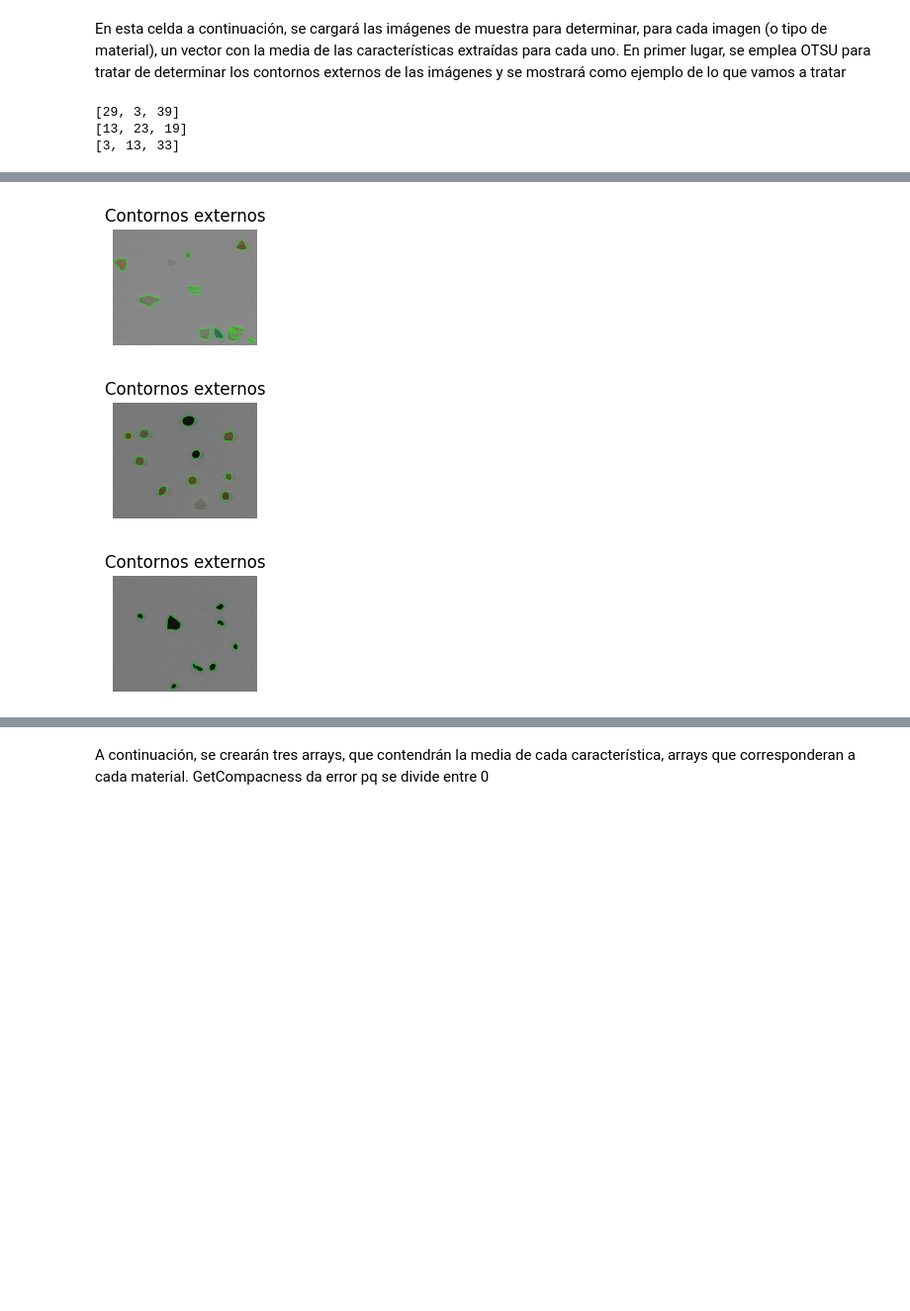
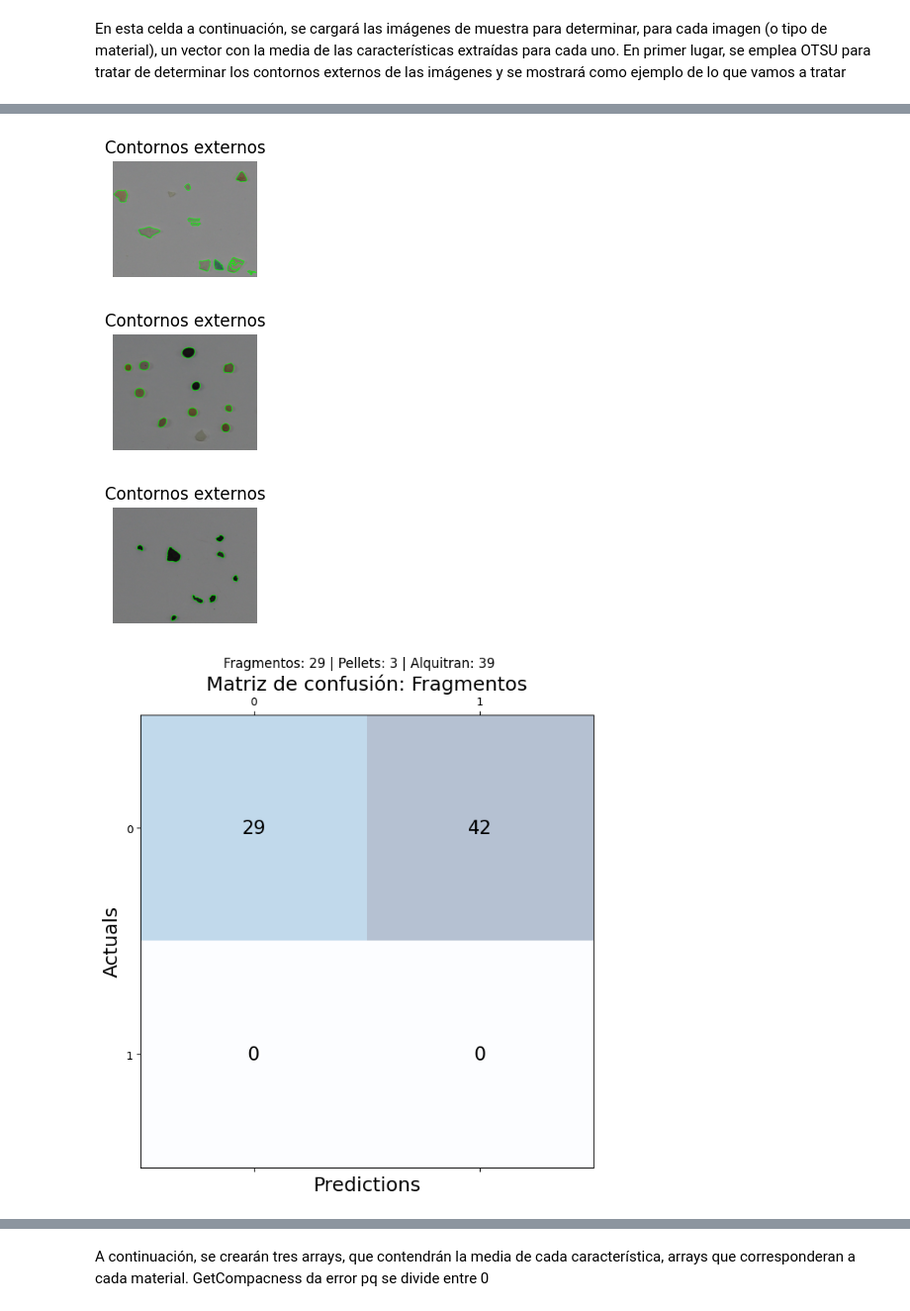
Before and after one commit to raulmat19/Vision-por-Computador, a Jupyter notebook: Práctica 3/VC_P3.ipynb, the cells around one changed output, grey strips where cells are left out. Shown at 99% size. Drawn from its saved outputs; the diff is of its cells as text; code cells hidden in the pictures; blank space fills up the shorter version.

```diff
--- a/Práctica 3/VC_P3.ipynb
+++ b/Práctica 3/VC_P3.ipynb
@@ -675,13 +675,24 @@ def get_confusion_matrix(values, microplastic_type):
 
     microplastics = {"Fragmentos": values[0], "Pellets": values[1], "Alquitran": values[2]}
 
-    confusion_matrix = [[],[0,0]]
+    confusion_matrix = [[0, 0],[0,0]]
     for microplastic, value in microplastics.items():
         if microplastic == microplastic_type:
             confusion_matrix[0][0] = value
         else:
             confusion_matrix[0][1] += value
-    return confusion_matrix
+
+    fig, ax = plt.subplots(figsize=(7.5, 7.5))
+    ax.matshow(confusion_matrix, cmap=plt.cm.Blues, alpha=0.3)
+    for i in range(len(confusion_matrix)):
+        for j in range(len(confusion_matrix[0])):
+            ax.text(x=j, y=i,s=confusion_matrix[i][j], va='center', ha='center', size='xx-large')
+
+    plt.xlabel('Predictions', fontsize=18)
+    plt.ylabel('Actuals', fontsize=18)
+    plt.title('Matriz de confusión: ' + str(microplastic_type), fontsize=18)
+    plt.suptitle("Fragmentos: " + str(values[0]) + " | Pellets: " + str(values[1]) + " | Alquitran: " + str(values[2]))
+    plt.show()
 # %% [markdown]
 En esta celda a continuación, se cargará las imágenes de muestra para determinar, para cada imagen (o tipo de material), un vector con la media de las características extraídas para cada uno. En primer lugar, se emplea OTSU para tratar de determinar los contornos externos de las imágenes y se mostrará como ejemplo de lo que vamos a tratar
 # %%
@@ -754,39 +765,36 @@ imgT_gris_completa = cv2.cvtColor(imgT_completa, cv2.COLOR_BGR2GRAY)
 retF_completa, img_thF_completa = cv2.threshold(imgF_gris_completa, 0, 255, cv2.THRESH_BINARY_INV+cv2.THRESH_OTSU)
 retP_completa, img_thP_completa = cv2.threshold(imgP_gris_completa, 0, 255, cv2.THRESH_BINARY_INV+cv2.THRESH_OTSU)
 retT_completa, img_thT_completa = cv2.threshold(imgT_gris_completa, 0, 255, cv2.THRESH_BINARY_INV+cv2.THRESH_OTSU)
 
 contornosF_completa, hierarchyF_completa = getExternalContours(img_thF_completa)
 contornosP_completa, hierarchyP_completa = getExternalContours(img_thP_completa)
 contornosT_completa, hierarchyT_completa = getExternalContours(img_thT_completa)
 
 imgF_rgb_completa = cv2.cvtColor(imgF_completa, cv2.COLOR_BGR2RGB)
 imgP_rgb_completa = cv2.cvtColor(imgP_completa, cv2.COLOR_BGR2RGB)
 imgT_rgb_completa = cv2.cvtColor(imgT_completa, cv2.COLOR_BGR2RGB)
 
 contornosF_completa = filterContours(contornosF_completa)
 contornosP_completa = filterContours(contornosP_completa)
 contornosT_completa = filterContours(contornosT_completa)
 
-
 cv2.drawContours(imgF_completa, contornosF_completa, -1, (0,255,0), 3)
 cv2.drawContours(imgP_completa, contornosP_completa, -1, (0,255,0), 3)
 cv2.drawContours(imgT_completa, contornosT_completa, -1, (0,255,0), 3)
 
 frecuencia_contornosF = microplasticClassifier(contornosF_completa, mean_data)
-print(frecuencia_contornosF)
+frecuencia_contornosP = microplasticClassifier(contornosP_completa, mean_data)
+frecuencia_contornosT = microplasticClassifier(contornosT_completa, mean_data)
 
-frecuencia_contornosP = microplasticClassifier(contornosP_completa, mean_data)
-print(frecuencia_contornosP)
 
-frecuencia_contornosT = microplasticClassifier(contornosT_completa, mean_data)
-print(frecuencia_contornosT)
+get_confusion_matrix(frecuencia_contornosF, "Fragmentos")
+get_confusion_matrix(frecuencia_contornosP, "Pellets")
+get_confusion_matrix(frecuencia_contornosT, "Alquitran")
 # %% [output]
-[29, 3, 39]
-[13, 23, 19]
-[3, 13, 33]
 [figure]
 [figure]
 [figure]
 [figure]
 [figure]
 [figure]
+[figure, added]
```
Also changed, not shown: parts of 1 cell of this notebook.
